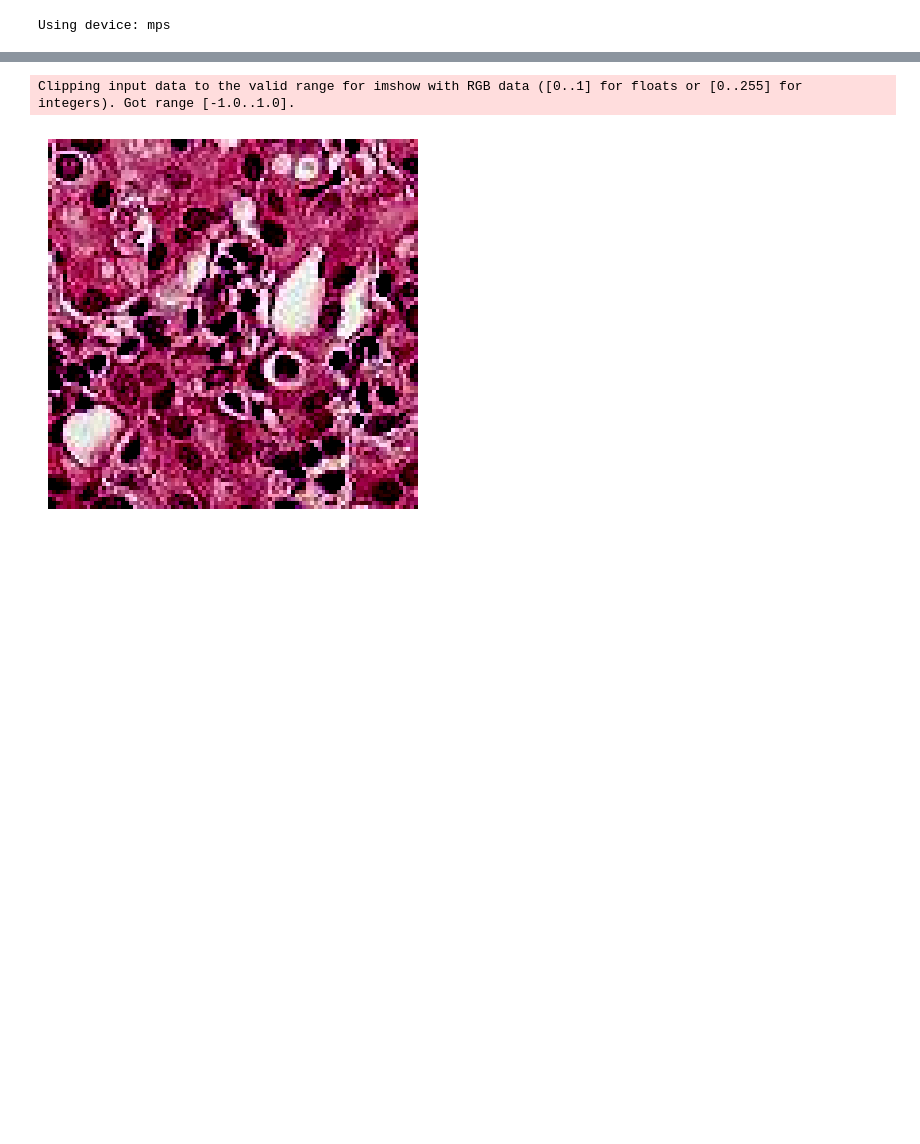
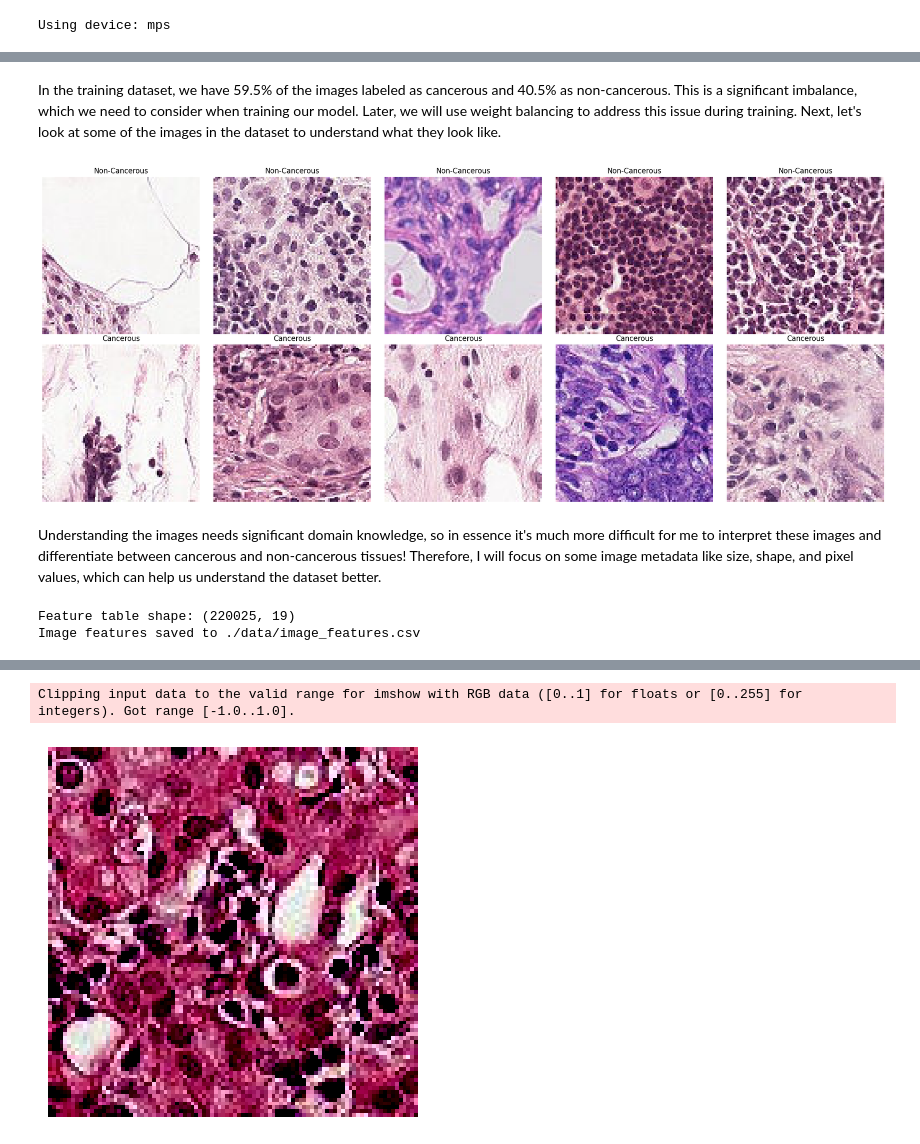
Before and after one commit to devmarkpro/histopathologic-cancer-detection, a Jupyter notebook: main.ipynb, the cells around one changed output, grey strips where cells are left out. Drawn from its saved outputs; the diff is of its cells as text; code cells hidden in the pictures; blank space fills up the shorter version.

```diff
--- a/main.ipynb
+++ b/main.ipynb
@@ -71,0 +136,32 @@ Using device: mps
+# %% [markdown]
+In the training dataset, we have 59.5% of the images labeled as cancerous and 40.5% as non-cancerous. This is a significant imbalance, which we need to consider when training our model. Later, we will use weight balancing to address this issue during training.
+Next, let's look at some of the images in the dataset to understand what they look like.
+# %%
+label_0_id = eda_df[eda_df['label'] == 0]['id'].values[:5]
+label_1_id = eda_df[eda_df['label'] == 1]['id'].values[:5]
+
+# image paths for the first 5 samples of each label
+images_0 = [os.path.join(DATA_DIR, 'train', f'{id}.tif') for id in label_0_id]
+images_1 = [os.path.join(DATA_DIR, 'train', f'{id}.tif') for id in label_1_id]
+
+# Display sample images
+fig, axes = plt.subplots(2, 5, figsize=(20, 8))
+
+for ax, img_path in zip(axes[0], images_0):
+    img = plt.imread(img_path)
+    ax.imshow(img)
+    ax.set_title('Non-Cancerous')
+    ax.axis('off')
+
+for ax, img_path in zip(axes[1], images_1):
+    img = plt.imread(img_path)
+    ax.imshow(img)
+    ax.set_title('Cancerous')
+    ax.axis('off')
+
+plt.tight_layout()
+plt.show()
+# %% [output]
+[figure, added]
+# %% [markdown]
+Understanding the images needs significant domain knowledge, so in essence it's much more difficult for me to interpret these images and differentiate between cancerous and non-cancerous tissues! Therefore, I will focus on some image metadata like size, shape, and pixel values, which can help us understand the dataset better.
@@ -71,0 +265,15 @@ Using device: mps
+# %%
+df_image_data = pd.DataFrame(records)
+print("Feature table shape:", df_image_data.shape)
+# display(df_image_data.head())
+
+labels = pd.read_csv(labels_csv)  # columns: id, label (1=tumor, 0=normal)
+df_image_data_with_labels = df_image_data.merge(labels, on="id", how="left")
+
+# save the DataFrame to a CSV file to avoid recomputing
+output_csv = os.path.join(DATA_DIR, "image_features.csv")
+df_image_data_with_labels.to_csv(output_csv, index=False)
+print(f"Image features saved to {output_csv}")
+# %% [output]
+Feature table shape: (220025, 19)
+Image features saved to ./data/image_features.csv
```
Also changed, not shown: parts of 49 cells of this notebook, 10 other files.
